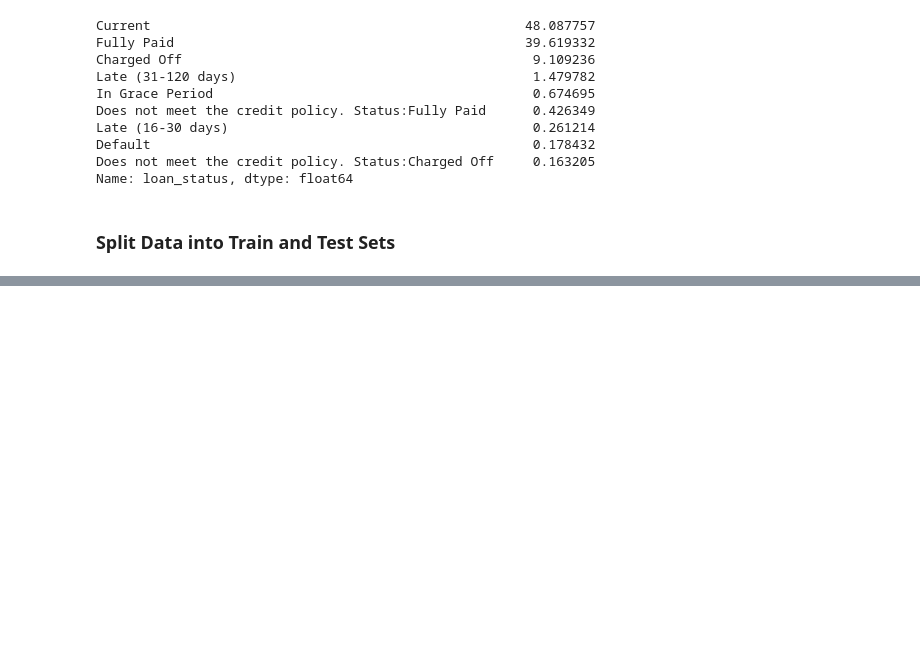
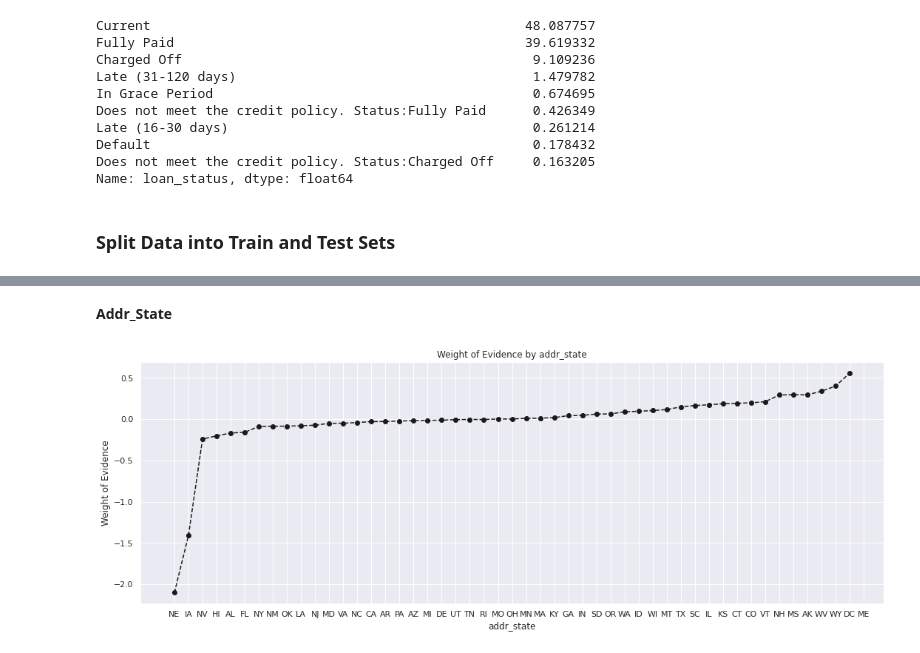
Before and after one commit to rpdieego/credit_risk_modeling, a Jupyter notebook: Credit_Risk_Modeling.ipynb, the cells around one changed output, grey strips where cells are left out. Cells and saved outputs as stored; diff of their text form; code cells hidden in the pictures; blank space fills up the shorter version.

```diff
--- a/Credit_Risk_Modeling.ipynb
+++ b/Credit_Risk_Modeling.ipynb
@@ -569,0 +787,9 @@ loan_data_inputs_train, loan_data_inputs_test, loan_data_targets_train, loan_dat
+# %%
+df_inputs_prepr['Home_ownership:RENT_OTHER_NONE_ANY'] = sum([df_inputs_prepr['Home_ownership:RENT'],df_inputs_prepr['Home_ownership:OTHER'],df_inputs_prepr['Home_ownership:NONE'],df_inputs_prepr['Home_ownership:ANY']])
+# %% [markdown]
+**Addr_State**
+# %%
+df_temp_addr = woe_discrete(df_inputs_prepr, 'addr_state', df_targets_prepr)
+plot_by_woe(df_temp_addr)
+# %% [output]
+[figure, added]
```
Also changed, not shown: parts of 26 cells of this notebook.
